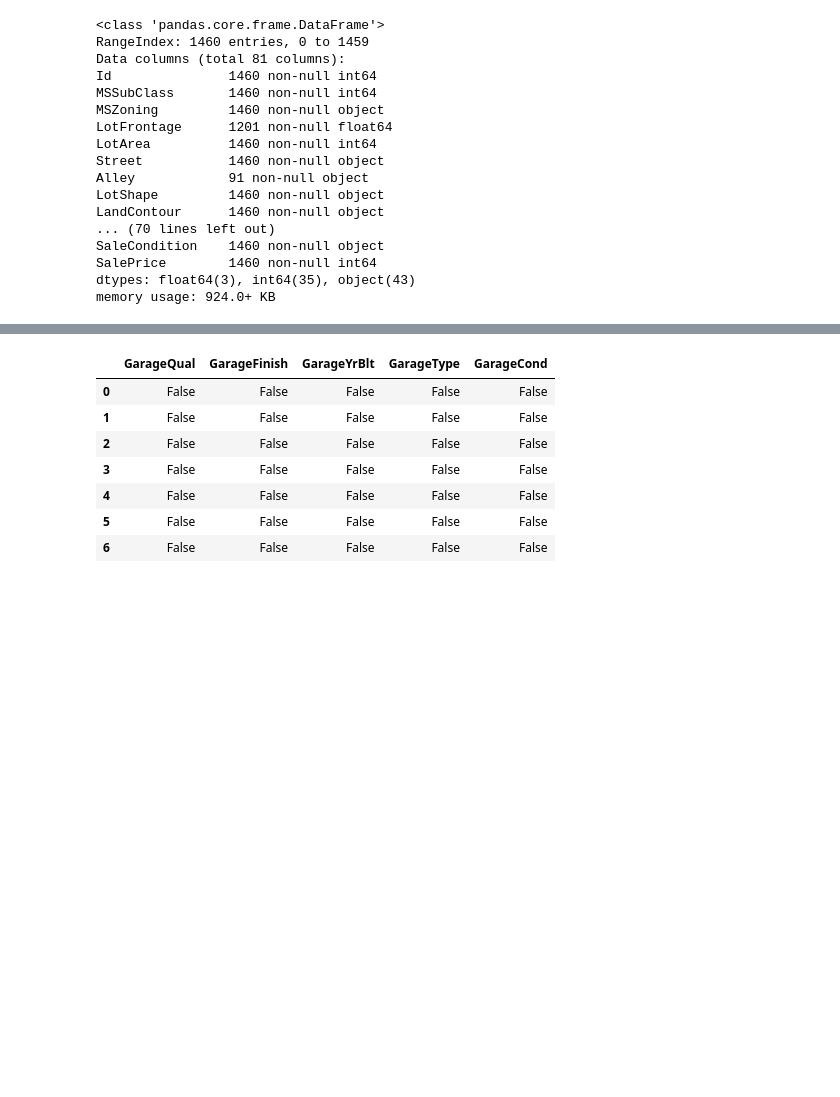
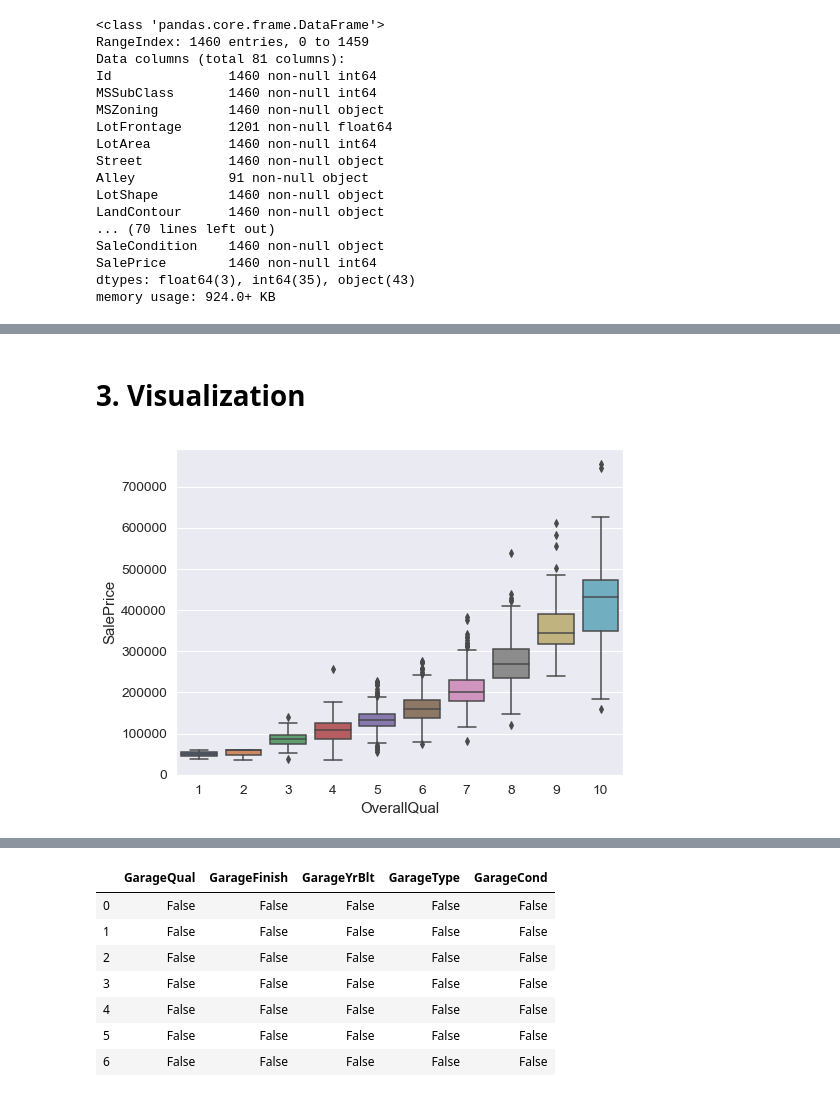
Before and after one commit to akatmer/JSON_Project, a Jupyter notebook: DataWrangling.ipynb, the cells around one changed output, grey strips where cells are left out. Saved outputs shown, nothing was run; the diff lists cells and outputs as text; code cells hidden in the pictures; blank space fills up the shorter version.

```diff
--- a/DataWrangling.ipynb
+++ b/DataWrangling.ipynb
@@ -110,0 +126,8 @@ memory usage: 924.0+ KB
+# %% [markdown]
+# 3. Visualization
+# %%
+data = pd.concat([train['SalePrice'], train['OverallQual']], axis=1)
+f, ax = plt.subplots(figsize=(8, 6))
+fig = sns.boxplot(x='OverallQual', y="SalePrice", data=data)
+# %% [output]
+[figure, added]
```
Also changed, not shown: parts of 80 cells of this notebook.
